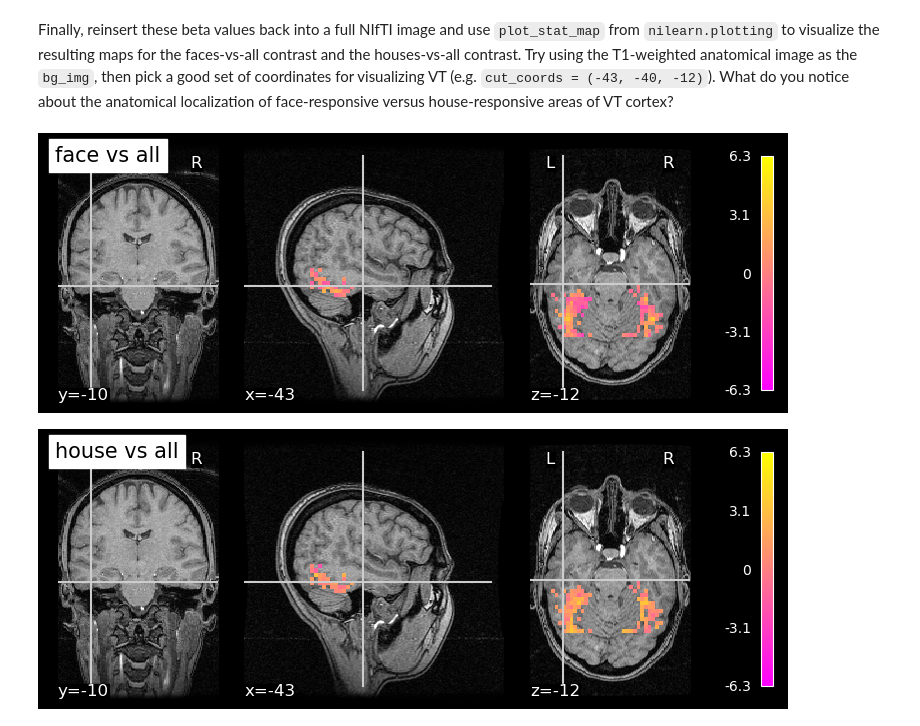
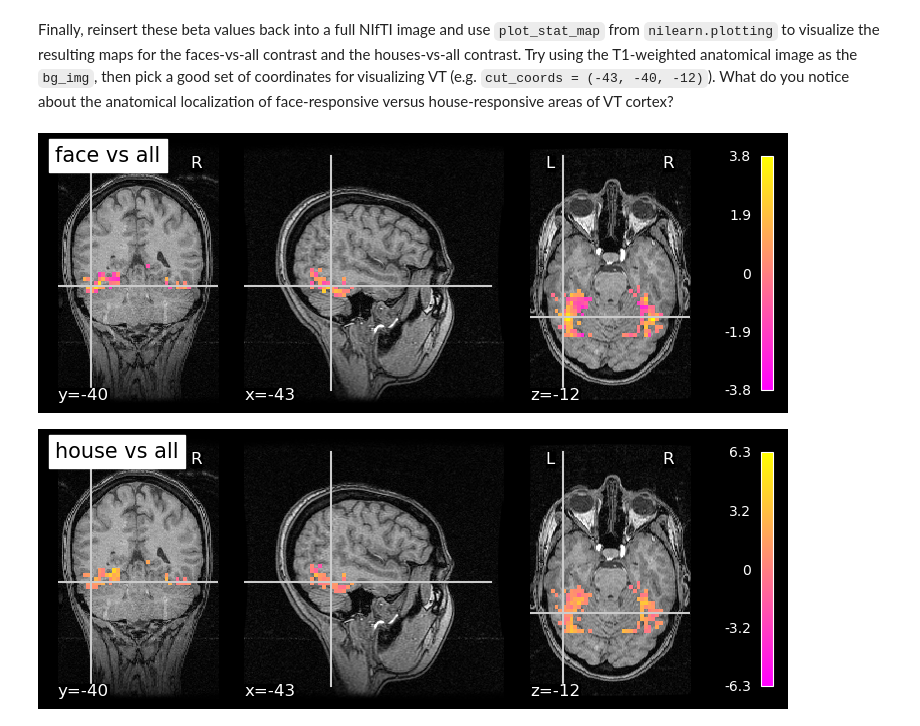
Before and after one commit to saeyokoyama/neu502b-lab, a Jupyter notebook: homework/homework-yokoyama.ipynb, the cells around one changed output. Drawn from its saved outputs; the diff is of its cells as text; code cells hidden in the pictures.

```diff
--- a/homework/homework-yokoyama.ipynb
+++ b/homework/homework-yokoyama.ipynb
@@ -365,6 +364,6 @@ Finally, we should be ready to run our regression. First, to keep things as simp
 # Use least-squares to compute betas:
 z_brain = np.array(zscored_brain).T
 
-betas = np.linalg.lstsq(convolved_arr,z_brain)[0]
+betas = np.linalg.lstsq(new_X,z_brain)[0]
 # %% [output]
 To use the future default and silence this warning we advise to pass `rcond=None`, to keep using the old, explicitly pass `rcond=-1`.
@@ -378,8 +377,8 @@ print(betas.shape)
 # %%
 # Create contrast vectors:
 
-face_comp = np.array([7,-1,-1,-1,-1,-1,-1,-1])
-house_comp = np.array([-1,-1,-1,-1,-1,-1,7,-1])
+face_comp = np.array([0,0,0,0,7,-1,-1,-1,-1,-1,-1,-1])
+house_comp = np.array([0,0,0,0,-1,-1,-1,-1,-1,-1,7,-1])
 
 
 # # Apply contrast vectors to betas:
@@ -390,20 +409,23 @@ Finally, reinsert these beta values back into a full NIfTI image and use `plot_s
 # %%
 from nilearn.plotting import plot_stat_map
 
-cut_coords = (-43,-10,-12)
+cut_coords = (-43,-40,-12)
 # Reinsert VT face contrast map into full NIfTI image:
 
 img = nib.load(haxby_dataset.func[0])
 
 face_contrast = np.zeros(epi_time.shape)
 face_contrast[np.where(mask)] = beta_faces
 face_converged = nib.Nifti1Image(face_contrast, affine = img.affine)
 
 # # Plot face-vs-all contrast:
 plot_stat_map(face_converged, bg_img=haxby_dataset.anat[0], cut_coords=cut_coords,
-         dim=-1.3, cmap ='spring', title='face vs all', symmetric_cbar = True, vmax = 6.3);
+         dim=-1.3, cmap ='spring', title='face vs all', symmetric_cbar = True);
+
+# plot_stat_map(face_converged, bg_img=haxby_dataset.anat[0], cut_coords=cut_coords,
+        #  dim=-1.3, cmap ='spring', title='face vs all', symmetric_cbar = True);
 # %% [output]
-[figure, old version]
+[figure, new version]
 # %%
 # Reinsert VT house contrast map into full NIfTI image:
 # Plot house-vs-all contrast:
@@ -412,6 +434,6 @@ house_contrast[np.where(mask)] = beta_houses
 house_converged = nib.Nifti1Image(house_contrast, affine = img.affine)
 
 plot_stat_map(house_converged, bg_img=haxby_dataset.anat[0], cut_coords=cut_coords,
-         dim=-1.3, cmap='spring', title='house vs all',symmetric_cbar = True, vmax = 6.3 );
+         dim=-1.3, cmap='spring', title='house vs all',symmetric_cbar = True);
 # %% [output]
-[figure, old version]
+[figure, new version]
```
Also changed, not shown: parts of 4 cells of this notebook, 1 other file.
